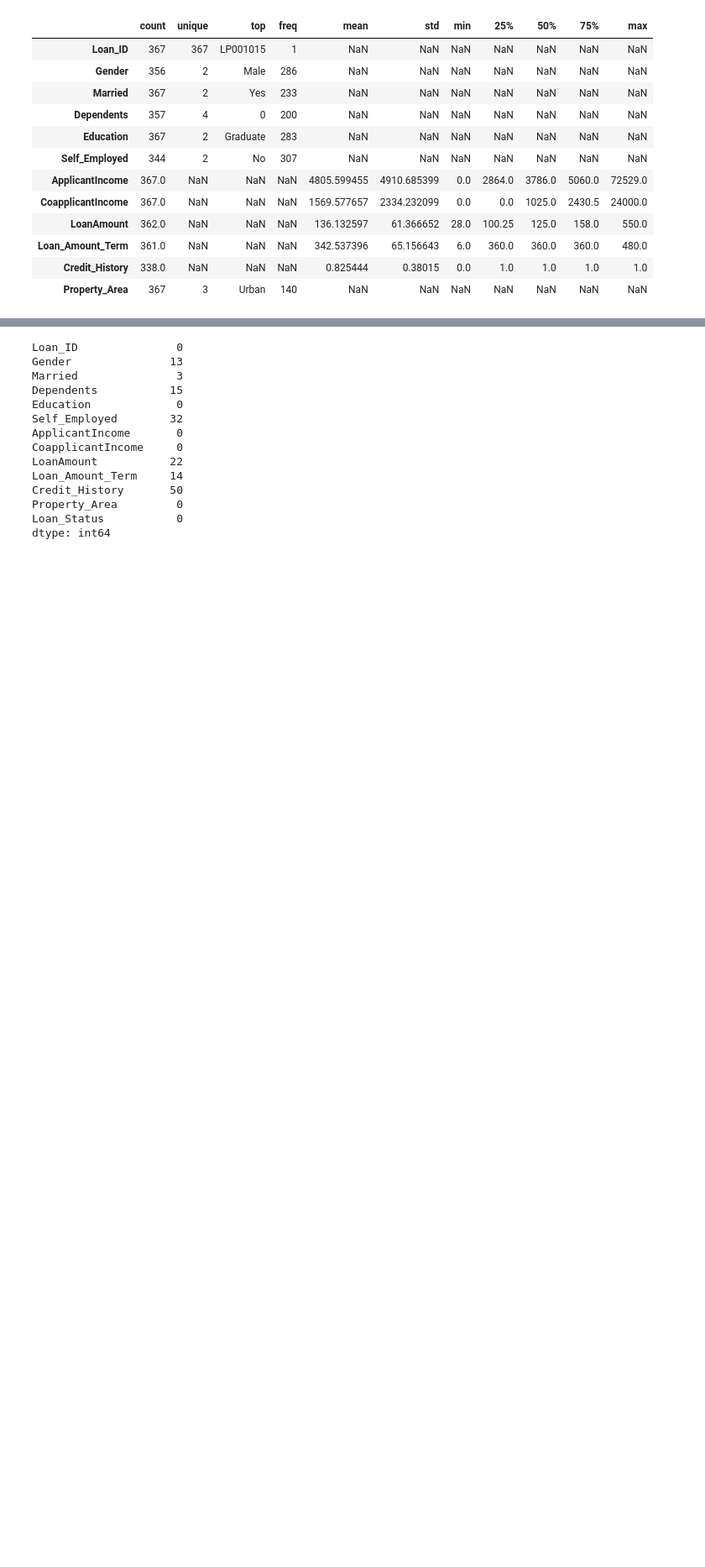
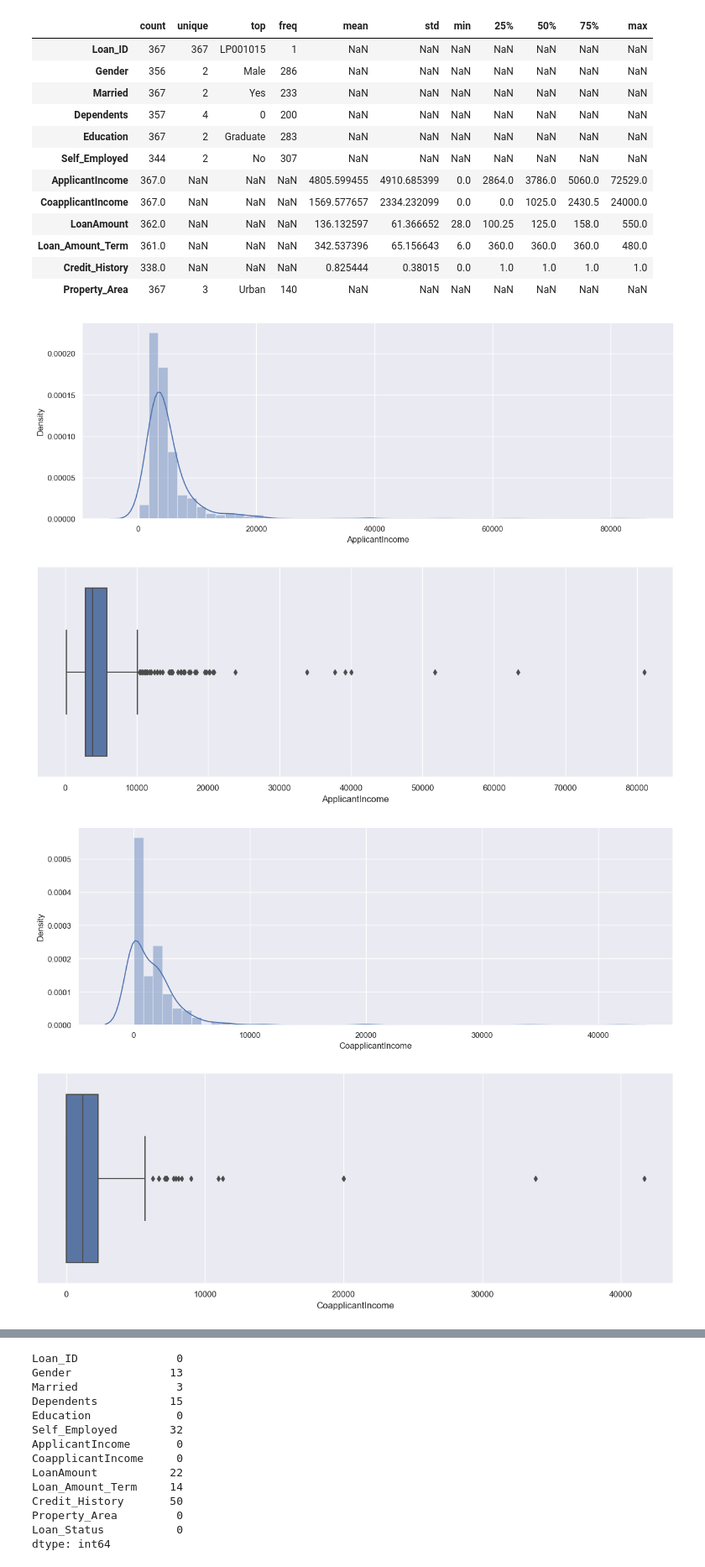
Before and after one commit to AnjaliDharmik/Home-Loan-Space, a Jupyter notebook: Home Loan Prediction.ipynb, the cells around one changed output, grey strips where cells are left out. Shown at 84% size. Drawn from its saved outputs; the diff is of its cells as text; code cells hidden in the pictures; blank space fills up the shorter version.

```diff
--- a/Home Loan Prediction.ipynb
+++ b/Home Loan Prediction.ipynb
@@ -65,8 +90,9 @@ from sklearn.impute import SimpleImputer
 # %% [markdown]
 ## Import Datasets
 # %%
-train = pd.read_csv('train.csv')
-test = pd.read_csv('test.csv')
+path = 'D:/JOB PREP/Projects/Home Loan Space/'
+train = pd.read_csv(path+'train.csv')
+test = pd.read_csv(path+'test.csv')
 # %% [markdown]
 ## EDA
 # %%
@@ -185,3 +209,28 @@ test.describe(include='all').T
 | Loan_Amount_Term | 361.0 | NaN | NaN | NaN | 342.537396 | 65.156643 | 6.0 | 360.0 | 360.0 | 360.0 | 480.0 |
 | Credit_History | 338.0 | NaN | NaN | NaN | 0.825444 | 0.38015 | 0.0 | 1.0 | 1.0 | 1.0 | 1.0 |
 | Property_Area | 367 | 3 | Urban | 140 | NaN | NaN | NaN | NaN | NaN | NaN | NaN |
+# %%
+# Get all numeric columns
+numeric_columns = list(train.select_dtypes(include=[np.number]).columns)
+
+numeric_df = train[numeric_columns]
+
+#Plot histogram is a representation of the distribution of dataset.
+sns.set(rc={'figure.figsize':(15,5)})
+
+#Explore Top values from Features
+def find_distribution(x):
+    sns.set(rc={'figure.figsize':(15,5)})
+    sns.distplot(x)
+    plt.show()
+
+    sns.boxplot(x)
+    plt.show()
+
+
+print(numeric_df.apply(find_distribution))
+# %% [output]
+[figure, added]
+[figure, added]
+[figure, added]
+[figure, added]
```
Also changed, not shown: parts of 93 cells of this notebook.
